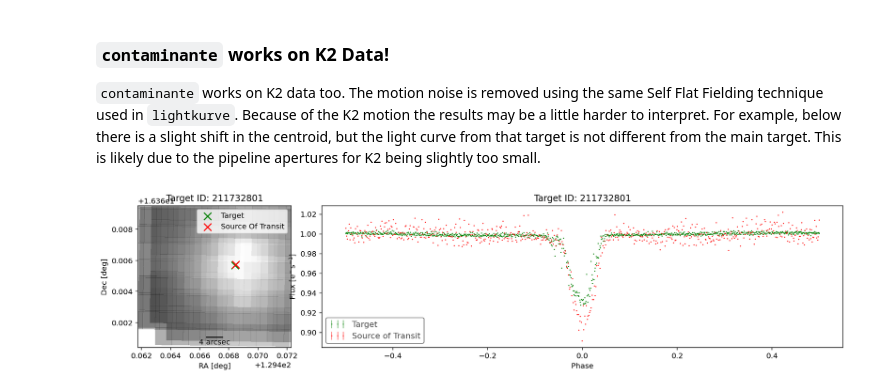
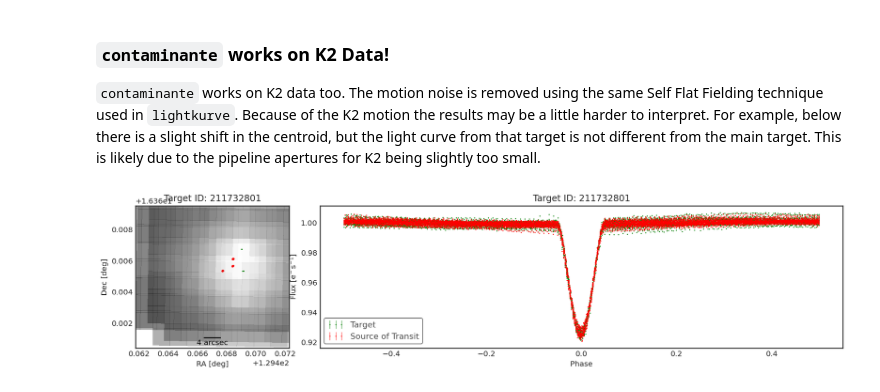
Before and after one commit to christinahedges/contaminante, a Jupyter notebook: tutorials/tutorial-1_how-to-use-contaminante.ipynb, the cells around one changed output. Saved outputs shown, nothing was run; the diff lists cells and outputs as text; code cells hidden in the pictures.

```diff
--- a/tutorials/tutorial-1_how-to-use-contaminante.ipynb
+++ b/tutorials/tutorial-1_how-to-use-contaminante.ipynb
@@ -47,9 +98,9 @@ fig = contaminante.get_centroid_plot(targetid="TIC 267263253",
 
 `contaminante` works on K2 data too. The motion noise is removed using the same Self Flat Fielding technique used in `lightkurve`. Because of the K2 motion the results may be a little harder to interpret. For example, below there is a slight shift in the centroid, but the light curve from that target is not different from the main target. This is likely due to the pipeline apertures for K2 being slightly too small.
 # %%
-fig = contaminante.get_centroid_plot(targetid="EPIC 211732801",
-                        period=2.131554,
-                        t0=2458096.40544 - 2454833,
-                        duration=0.3, mission='K2')
+fig, result = contaminante.calculate_contamination(targetid="EPIC 211732801",
+                        period=2.1316925,
+                        t0=2308.407161,
+                        duration=0.3, mission='K2', bin_points=1)
 # %% [output]
-[figure, old version]
+[figure, new version]
```
Also changed, not shown: parts of 11 cells of this notebook, 1 other file.
